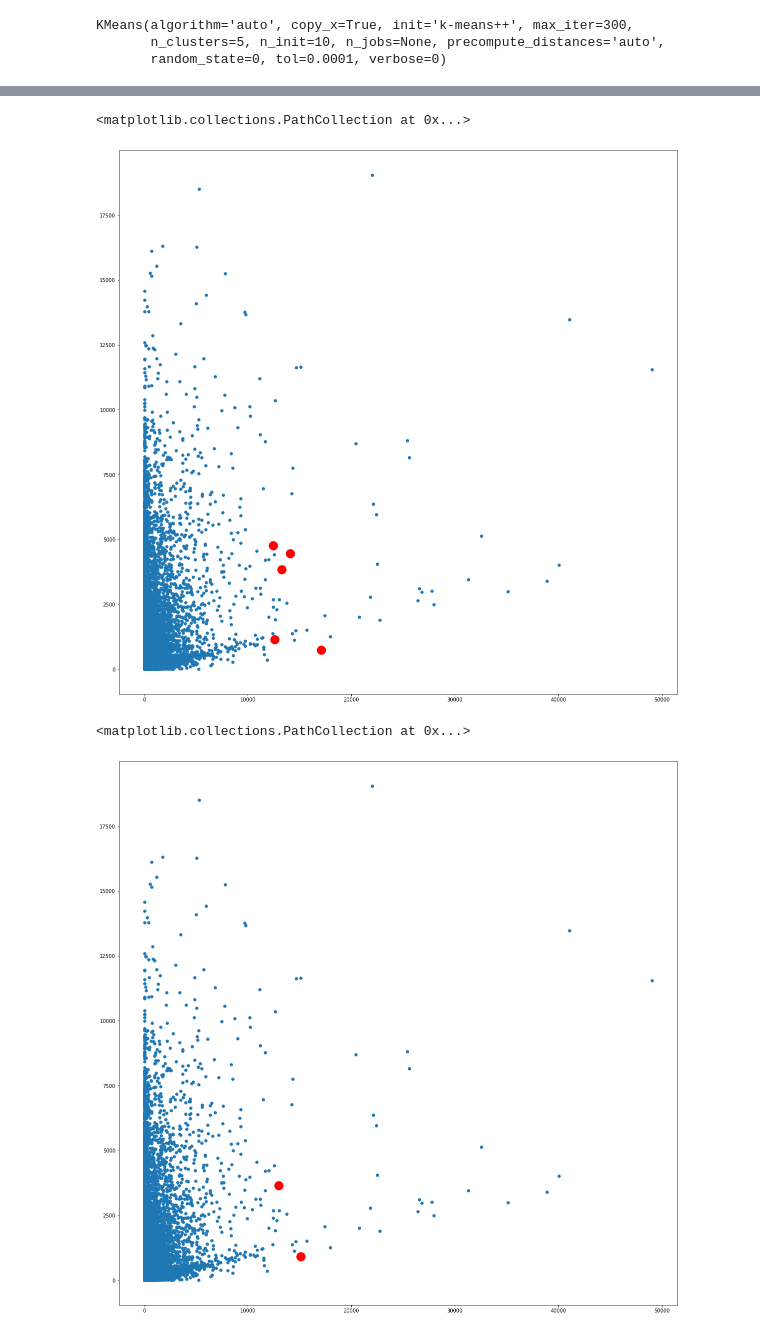
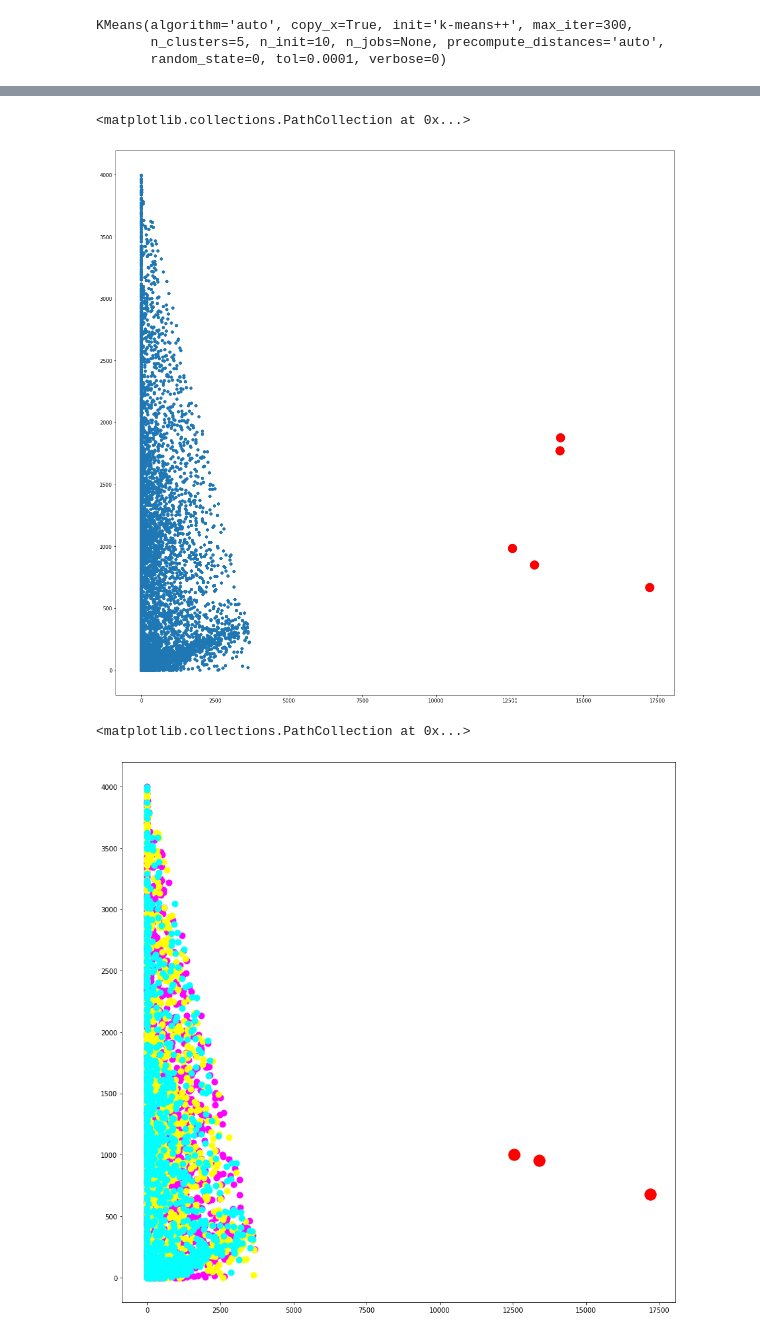
Before and after one commit to mohamedamr13/Machine-Learning-, a Jupyter notebook: Clustering.ipynb, the cells around one changed output, grey strips where cells are left out. Saved outputs shown, nothing was run; the diff lists cells and outputs as text; code cells hidden in the pictures.

```diff
--- a/Clustering.ipynb
+++ b/Clustering.ipynb
@@ -77,3 +92,7 @@ Data columns (total 18 columns):
  17  TENURE                            8950 non-null   int64
 dtypes: float64(15), int64(3)
 memory usage: 1.2 MB
+# %%
+df.drop( df[df['BALANCE'] > (4000-df['PURCHASES']) ].index , inplace= True )
+plt.figure(figsize=(20,20))
+plt.scatter(df['PURCHASES'] , df['BALANCE'] , s = 30)
@@ -150,6 +171,6 @@ plt.show()
 # %%
-df.reindex()
-kmeans2=KMeans(n_clusters=2, random_state=0)  #Cluster our data by choosing 5 as number of clusters
+#ELBOW POINT AT 3 CLUSTERS
+kmeans2=KMeans(n_clusters=3, random_state=0)
 kmeans2.fit(df)
 labels2=pd.DataFrame(kmeans2.labels_)
 labels2
@@ -170,14 +203,30 @@ labels2
+# %%
+df['labels'] = labels2
+df.head()
 # %%
 plt.figure(figsize=(20,20))
 plt.scatter(df['PURCHASES'] , df['BALANCE'] , s = 30)
 plt.scatter(kmeans.cluster_centers_[:, 0], kmeans.cluster_centers_[:, 1], s=300, c='red', label = 'Centroids')
 # %% [output]
 <matplotlib.collections.PathCollection at 0x...>
-[figure, old version]
+[figure, new version]
+# %%
+cluster0 = df[ df['labels'] == 0.0 ]
+cluster1 = df[df['labels']==1.0]
+cluster2 = df[df['labels']==2.0]
 # %%
-plt.figure(figsize=(20,20))
-plt.scatter(df['PURCHASES'] , df['BALANCE'] , s = 30)
+plt.figure(figsize=(15,15))
+# plt.scatter(df['PURCHASES'] , df['BALANCE'] , s = 30)
+
+plt.scatter(cluster0['PURCHASES'],
+            cluster0['BALANCE'],s=80,c='magenta',label='Careful')
+plt.scatter(cluster1['PURCHASES'],
+            cluster1['BALANCE'],s=80,c='yellow',label='Standard')
+
+plt.scatter(cluster2['PURCHASES'],
+            cluster2['BALANCE'],s=80,c='CYAN',label='Careless')
+
 plt.scatter(kmeans2.cluster_centers_[:, 0], kmeans2.cluster_centers_[:, 1], s=300, c='red', label = 'Centroids')
 # %% [output]
 <matplotlib.collections.PathCollection at 0x...>
-[figure, old version]
+[figure, new version]
```
Also changed, not shown: parts of 10 cells of this notebook.
